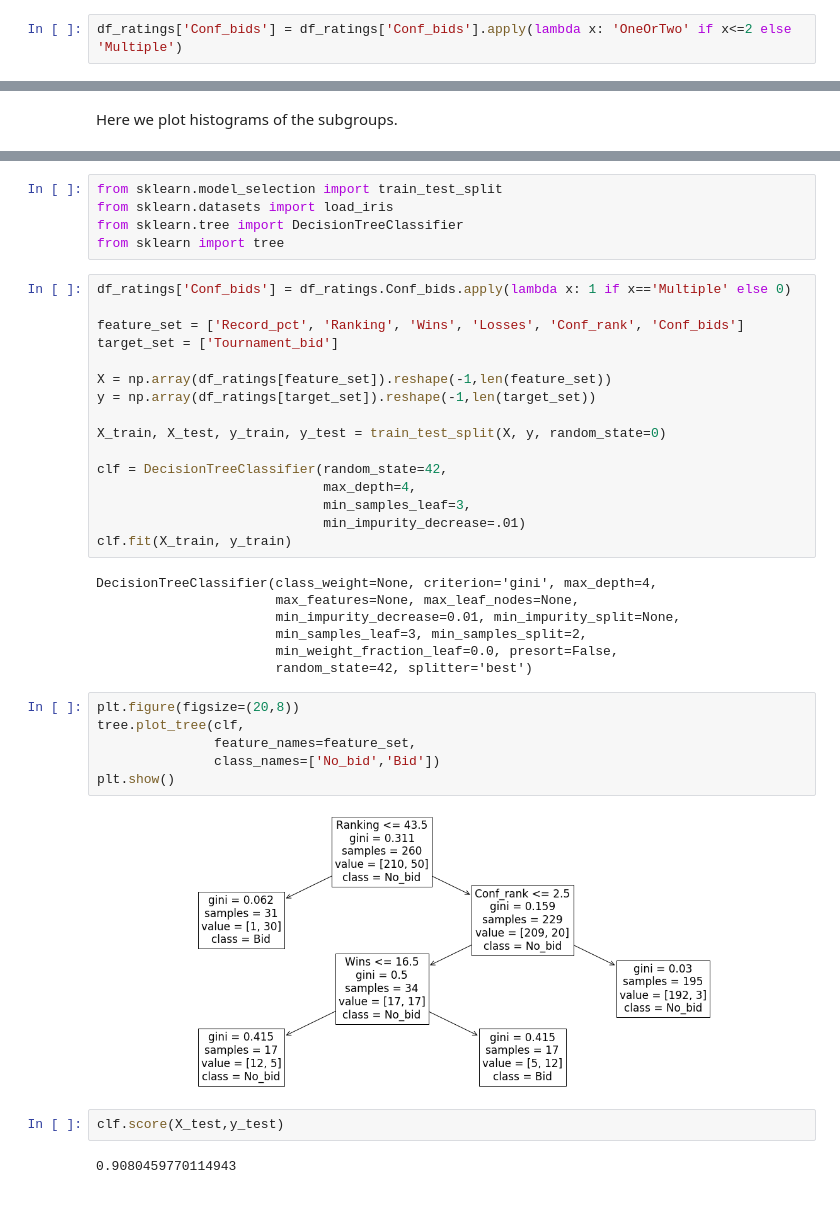
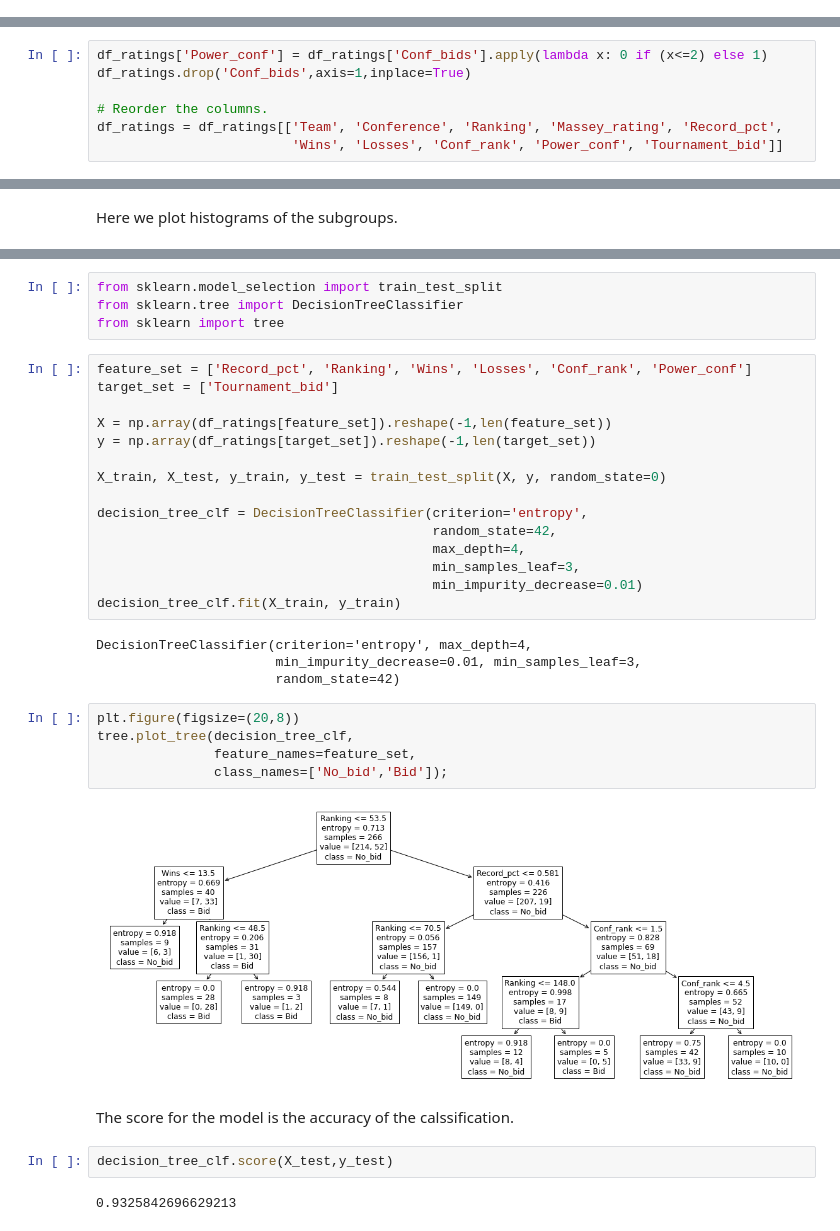
Before and after one commit to bjloe/March_Madness, a Jupyter notebook: March_Madness_ML.ipynb, the cells around one changed output, grey strips where cells are left out. Saved outputs shown, nothing was run; the diff lists cells and outputs as text; blank space fills up the shorter version.

```diff
--- a/March_Madness_ML.ipynb
+++ b/March_Madness_ML.ipynb
@@ -104,2 +99,0 @@ df_ratings.Conf_bids.hist(bins=int(df_ratings.Conf_bids.max()));
-# %%
-df_ratings['Conf_bids'] = df_ratings['Conf_bids'].apply(lambda x: 'OneOrTwo' if x<=2 else 'Multiple')
@@ -106 +106,8 @@ df_ratings['Conf_bids'] = df_ratings['Conf_bids'].apply(lambda x: 'OneOrTwo' if
+# %%
+df_ratings['Power_conf'] = df_ratings['Conf_bids'].apply(lambda x: 0 if (x<=2) else 1)
+df_ratings.drop('Conf_bids',axis=1,inplace=True)
+
+# Reorder the columns.
+df_ratings = df_ratings[['Team', 'Conference', 'Ranking', 'Massey_rating', 'Record_pct',
+                         'Wins', 'Losses', 'Conf_rank', 'Power_conf', 'Tournament_bid']]
 # %%
@@ -158,12 +175,9 @@ plt.title(f"Ratings for {gender.title()}'s Tournament Teams compared to the Rest
 # %%
 from sklearn.model_selection import train_test_split
-from sklearn.datasets import load_iris
 from sklearn.tree import DecisionTreeClassifier
 from sklearn import tree
 # %%
-df_ratings['Conf_bids'] = df_ratings.Conf_bids.apply(lambda x: 1 if x=='Multiple' else 0)
-
-feature_set = ['Record_pct', 'Ranking', 'Wins', 'Losses', 'Conf_rank', 'Conf_bids']
+feature_set = ['Record_pct', 'Ranking', 'Wins', 'Losses', 'Conf_rank', 'Power_conf']
 target_set = ['Tournament_bid']
 
 X = np.array(df_ratings[feature_set]).reshape(-1,len(feature_set))
@@ -171,27 +185,26 @@ y = np.array(df_ratings[target_set]).reshape(-1,len(target_set))
 
 X_train, X_test, y_train, y_test = train_test_split(X, y, random_state=0)
 
-clf = DecisionTreeClassifier(random_state=42,
-                             max_depth=4,
-                             min_samples_leaf=3,
-                             min_impurity_decrease=.01)
-clf.fit(X_train, y_train)
+decision_tree_clf = DecisionTreeClassifier(criterion='entropy',
+                                           random_state=42,
+                                           max_depth=4,
+                                           min_samples_leaf=3,
+                                           min_impurity_decrease=0.01)
+decision_tree_clf.fit(X_train, y_train)
 # %% [output]
-DecisionTreeClassifier(class_weight=None, criterion='gini', max_depth=4,
-                       max_features=None, max_leaf_nodes=None,
-                       min_impurity_decrease=0.01, min_impurity_split=None,
-                       min_samples_leaf=3, min_samples_split=2,
-                       min_weight_fraction_leaf=0.0, presort=False,
-                       random_state=42, splitter='best')
+DecisionTreeClassifier(criterion='entropy', max_depth=4,
+                       min_impurity_decrease=0.01, min_samples_leaf=3,
+                       random_state=42)
 # %%
 plt.figure(figsize=(20,8))
-tree.plot_tree(clf,
+tree.plot_tree(decision_tree_clf,
                feature_names=feature_set,
-               class_names=['No_bid','Bid'])
-plt.show()
+               class_names=['No_bid','Bid']);
 # %% [output]
-[figure, old version]
+[figure, new version]
+# %% [markdown]
+The score for the model is the accuracy of the calssification.
 # %%
-clf.score(X_test,y_test)
+decision_tree_clf.score(X_test,y_test)
 # %% [output]
-0.9080459770114943
+0.9325842696629213
```
Also changed, not shown: parts of 28 cells of this notebook.
